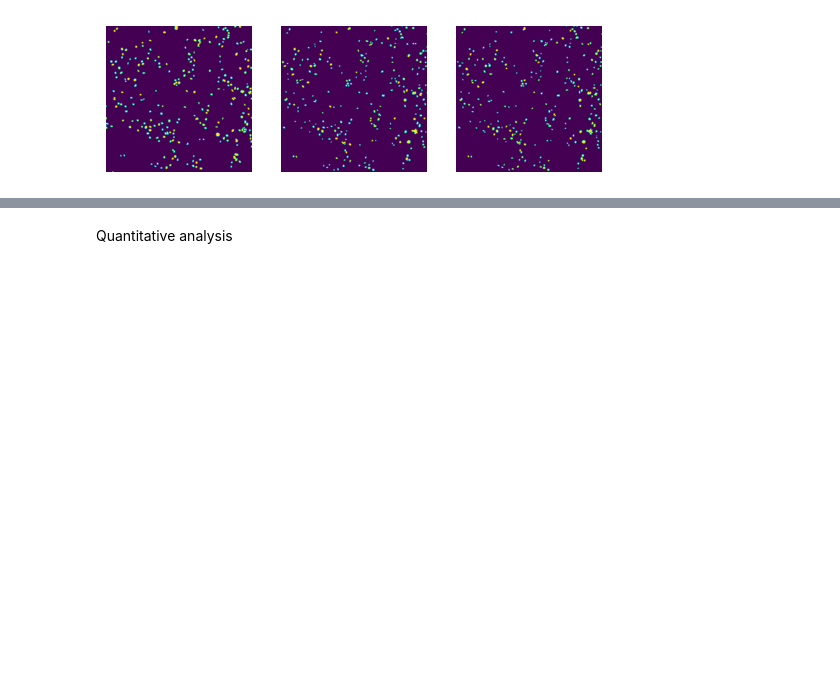
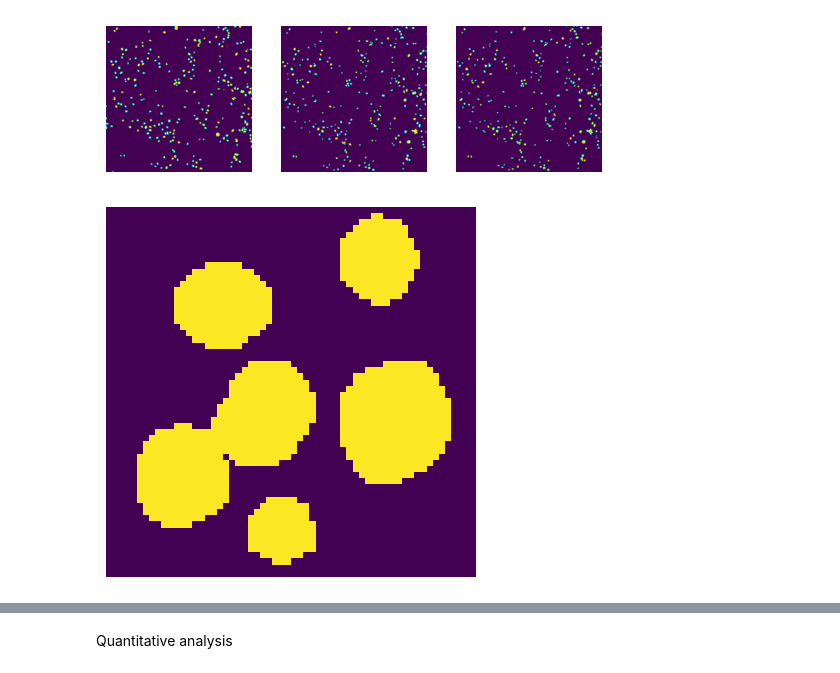
Before and after one commit to rzuberi/cellprobabilityUNet, a Jupyter notebook: instance_segmentation/evaluation.ipynb, the cells around one changed output, grey strips where cells are left out. Saved outputs shown, nothing was run; the diff lists cells and outputs as text; code cells hidden in the pictures; blank space fills up the shorter version.

```diff
--- a/instance_segmentation/evaluation.ipynb
+++ b/instance_segmentation/evaluation.ipynb
@@ -45,3 +45,23 @@ for i in range(3):
 plt.show()
 # %% [output]
 [figure]
+# %%
+#display 20 random crops of 200 by 200 pixels of the first binary groundtruth mask
+x = 354+31
+y = 490+4
+
+#[[11.93846154 89.93846154]
+# [39.         47.65384615]
+# [46.45333333 22.46666667]
+# [64.22330097 29.11650485]
+# [65.22292994 50.28025478]
+# [74.01010101 15.95959596]
+# [82.88461538 31.96153846]]
+
+plot = binary_gt_instance_masks[0][x:x+60, y:y+60]
+plt.imshow(plot)
+plt.axis('off')
+plt.savefig("saved_images/binary mask.png",bbox_inches='tight')
+plt.show()
+# %% [output]
+[figure, added]
```
Also changed, not shown: parts of 14 cells of this notebook, 6 other files.
